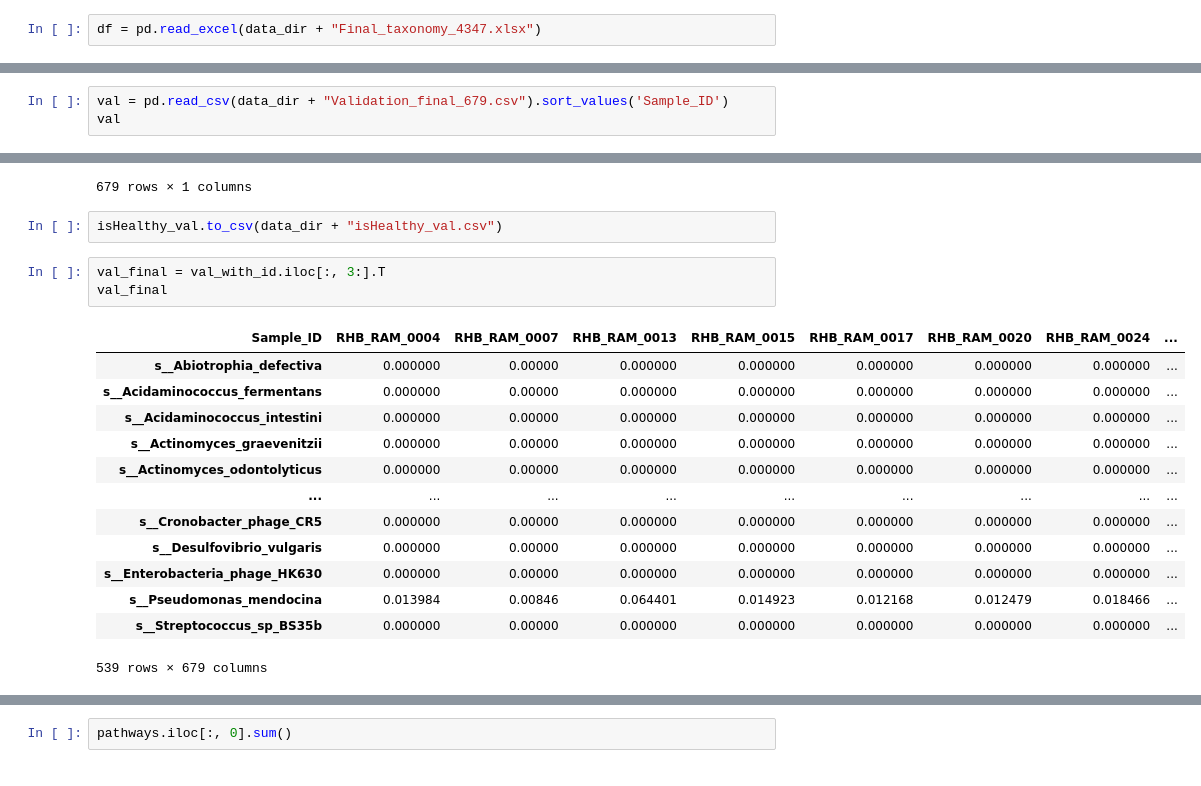
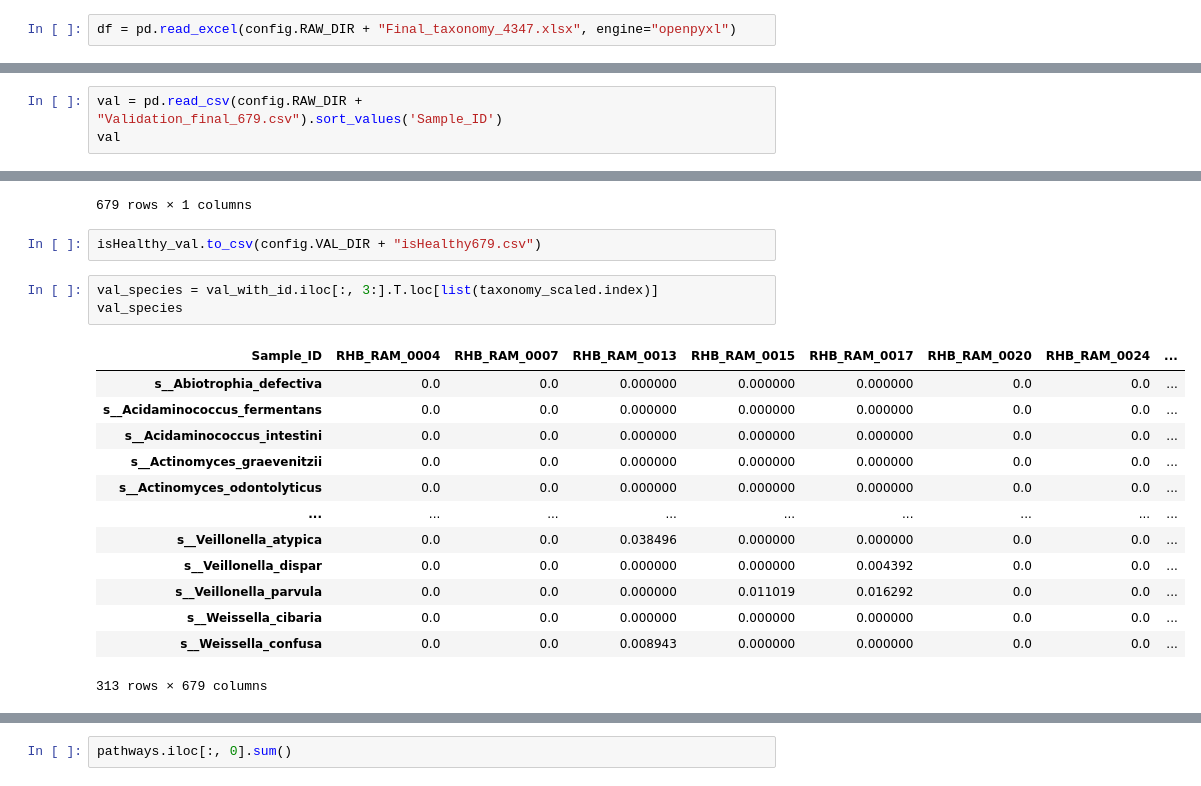
Before and after one commit to danielchang2002/GMHI2-Scratchpad, a Jupyter notebook: src/CleanData.ipynb, the cells around one changed output, grey strips where cells are left out. Drawn from its saved outputs; the diff is of its cells as text.

Commit message:
:rocket: cleaned data cleaning notebook, config file

```diff
--- a/src/CleanData.ipynb
+++ b/src/CleanData.ipynb
@@ -6,7 +8,7 @@ import pandas as pd
 # %% [markdown]
 ## Clean Taxonomy Data
 # %%
-df = pd.read_excel(data_dir + "Final_taxonomy_4347.xlsx")
+df = pd.read_excel(config.RAW_DIR + "Final_taxonomy_4347.xlsx", engine="openpyxl")
 # %%
 # set column names to sample ID row
 df2 = df.copy()
@@ -187,7 +189,7 @@ True
 # %% [markdown]
 ## Validation Set
 # %%
-val = pd.read_csv(data_dir + "Validation_final_679.csv").sort_values('Sample_ID')
+val = pd.read_csv(config.RAW_DIR + "Validation_final_679.csv").sort_values('Sample_ID')
 val
 # %% [output]
 |  | Sample_ID | Study_ID | Phenotype_all | Phenotype | s__Abiotrophia_defectiva | s__Acidaminococcus_fermentans | ... |
@@ -241,21 +243,21 @@ isHealthy_val
 | rhb_ram_0040 | False |
 679 rows × 1 columns
 # %%
-isHealthy_val.to_csv(data_dir + "isHealthy_val.csv")
+isHealthy_val.to_csv(config.VAL_DIR + "isHealthy679.csv")
 # %%
-val_final = val_with_id.iloc[:, 3:].T
-val_final
+val_species = val_with_id.iloc[:, 3:].T.loc[list(taxonomy_scaled.index)]
+val_species
 # %% [output]
 | Sample_ID | RHB_RAM_0004 | RHB_RAM_0007 | RHB_RAM_0013 | RHB_RAM_0015 | RHB_RAM_0017 | RHB_RAM_0020 | RHB_RAM_0024 | ... |
-| s__Abiotrophia_defectiva | 0.000000 | 0.00000 | 0.000000 | 0.000000 | 0.000000 | 0.000000 | 0.000000 | ... |
-| s__Acidaminococcus_fermentans | 0.000000 | 0.00000 | 0.000000 | 0.000000 | 0.000000 | 0.000000 | 0.000000 | ... |
-| s__Acidaminococcus_intestini | 0.000000 | 0.00000 | 0.000000 | 0.000000 | 0.000000 | 0.000000 | 0.000000 | ... |
-| s__Actinomyces_graevenitzii | 0.000000 | 0.00000 | 0.000000 | 0.000000 | 0.000000 | 0.000000 | 0.000000 | ... |
-| s__Actinomyces_odontolyticus | 0.000000 | 0.00000 | 0.000000 | 0.000000 | 0.000000 | 0.000000 | 0.000000 | ... |
+| s__Abiotrophia_defectiva | 0.0 | 0.0 | 0.000000 | 0.000000 | 0.000000 | 0.0 | 0.0 | ... |
+| s__Acidaminococcus_fermentans | 0.0 | 0.0 | 0.000000 | 0.000000 | 0.000000 | 0.0 | 0.0 | ... |
+| s__Acidaminococcus_intestini | 0.0 | 0.0 | 0.000000 | 0.000000 | 0.000000 | 0.0 | 0.0 | ... |
+| s__Actinomyces_graevenitzii | 0.0 | 0.0 | 0.000000 | 0.000000 | 0.000000 | 0.0 | 0.0 | ... |
+| s__Actinomyces_odontolyticus | 0.0 | 0.0 | 0.000000 | 0.000000 | 0.000000 | 0.0 | 0.0 | ... |
 | ... | ... | ... | ... | ... | ... | ... | ... | ... |
-| s__Cronobacter_phage_CR5 | 0.000000 | 0.00000 | 0.000000 | 0.000000 | 0.000000 | 0.000000 | 0.000000 | ... |
-| s__Desulfovibrio_vulgaris | 0.000000 | 0.00000 | 0.000000 | 0.000000 | 0.000000 | 0.000000 | 0.000000 | ... |
-| s__Enterobacteria_phage_HK630 | 0.000000 | 0.00000 | 0.000000 | 0.000000 | 0.000000 | 0.000000 | 0.000000 | ... |
-| s__Pseudomonas_mendocina | 0.013984 | 0.00846 | 0.064401 | 0.014923 | 0.012168 | 0.012479 | 0.018466 | ... |
-| s__Streptococcus_sp_BS35b | 0.000000 | 0.00000 | 0.000000 | 0.000000 | 0.000000 | 0.000000 | 0.000000 | ... |
+| s__Veillonella_atypica | 0.0 | 0.0 | 0.038496 | 0.000000 | 0.000000 | 0.0 | 0.0 | ... |
+| s__Veillonella_dispar | 0.0 | 0.0 | 0.000000 | 0.000000 | 0.004392 | 0.0 | 0.0 | ... |
+| s__Veillonella_parvula | 0.0 | 0.0 | 0.000000 | 0.011019 | 0.016292 | 0.0 | 0.0 | ... |
+| s__Weissella_cibaria | 0.0 | 0.0 | 0.000000 | 0.000000 | 0.000000 | 0.0 | 0.0 | ... |
+| s__Weissella_confusa | 0.0 | 0.0 | 0.008943 | 0.000000 | 0.000000 | 0.0 | 0.0 | ... |
-539 rows × 679 columns
+313 rows × 679 columns
```
Also changed, not shown: parts of 22 cells of this notebook, 4 other files.
